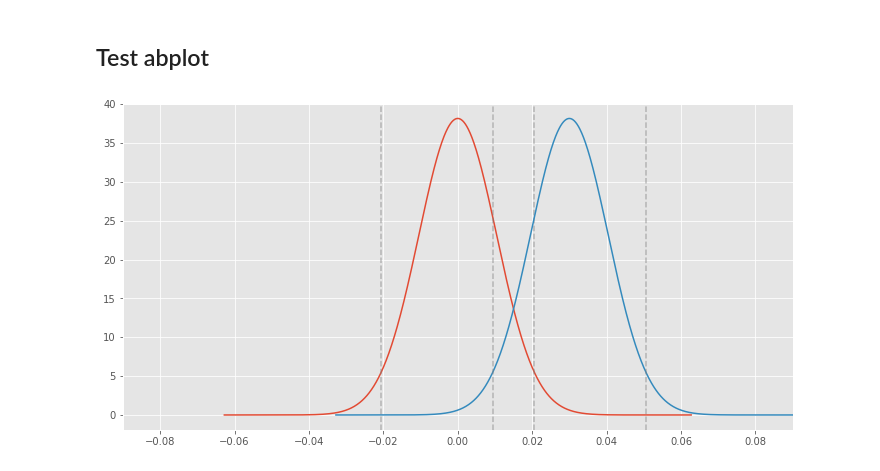
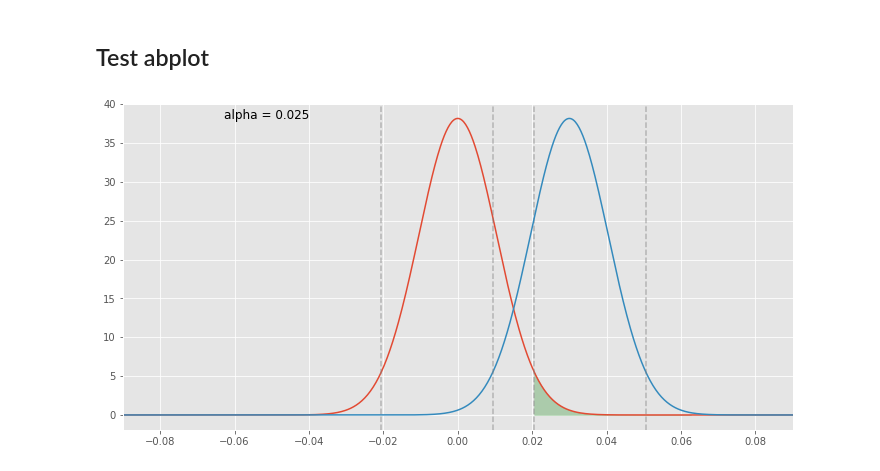
Before and after one commit to mnguyenngo/ab-framework, a Jupyter notebook: notebooks/test_plot.ipynb, the cells around one changed output. Saved outputs shown, nothing was run; the diff lists cells and outputs as text; code cells hidden in the pictures.

Commit message:
Add functionality to shade power, alpha, or beta

```diff
--- a/notebooks/test_plot.ipynb
+++ b/notebooks/test_plot.ipynb
@@ -21,6 +21,6 @@ zplot(area=0.80, two_tailed=False, align_right=True)
 # %% [markdown]
 ## Test abplot
 # %%
-abplot(n=4000, bcr=0.11, d_hat=0.03)
+abplot(n=4000, bcr=0.11, d_hat=0.03, show_alpha=True)
 # %% [output]
-[figure, old version]
+[figure, new version]
```
Also changed, not shown: 3 other files.
